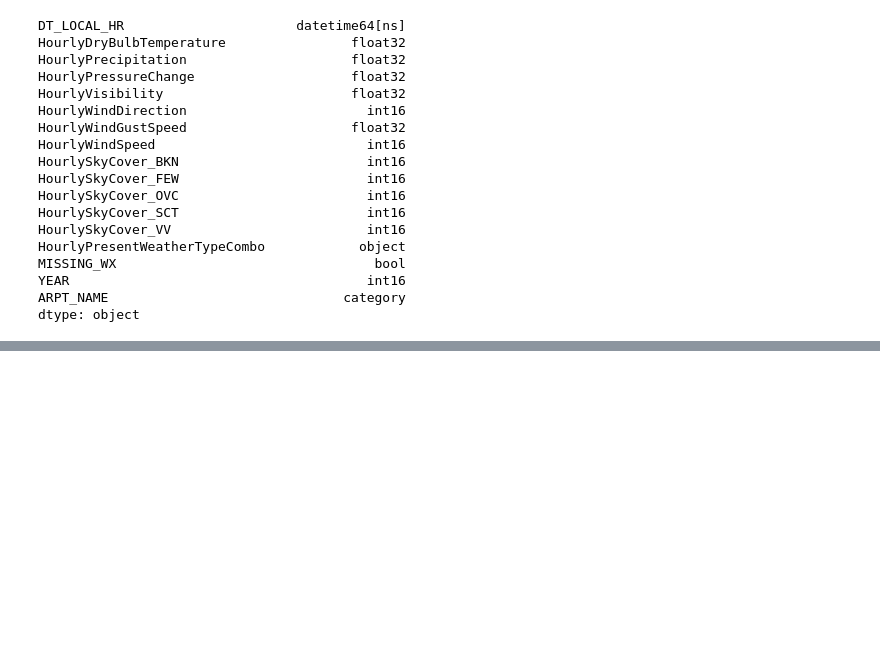
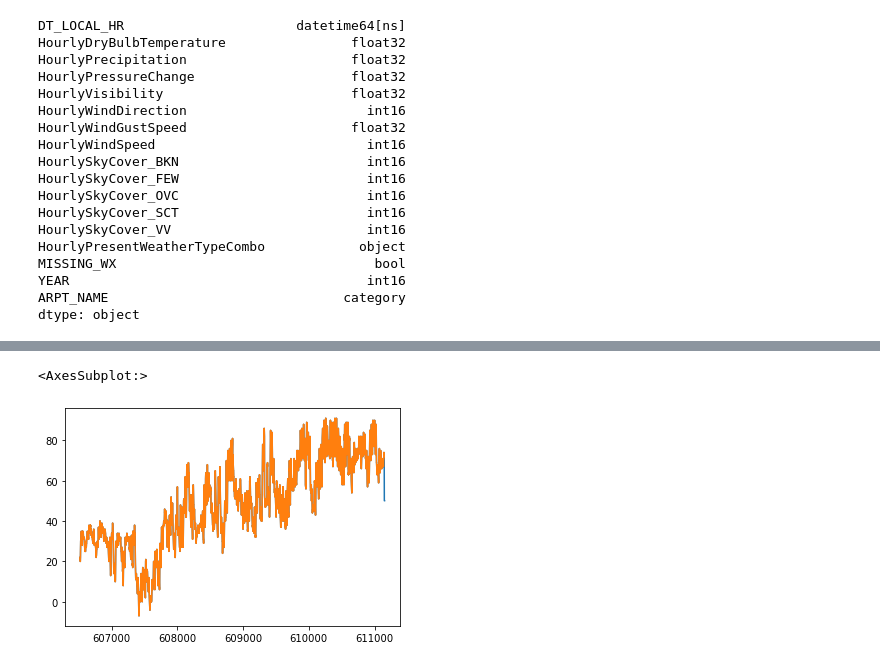
Before and after one commit to btong04/flight-delay-causes, a Jupyter notebook: 0.1-etl_parse_weather_data.ipynb, the cells around one changed output, grey strips where cells are left out. Cells and saved outputs as stored; diff of their text form; code cells hidden in the pictures; blank space fills up the shorter version.

```diff
--- a/0.1-etl_parse_weather_data.ipynb
+++ b/0.1-etl_parse_weather_data.ipynb
@@ -594,0 +603,15 @@ dtype: int64
+# %%
+# Plot temperature profile at single airport to confirm best effort interpolation is completed:
+sel_arpt = 'ORD_IL'
+sgl_arpt_inspect = wx_read_proc[wx_read_proc['ARPT_NAME']==sel_arpt].compute()
+sgl_arpt_inspect['HourlyDryBulbTemperature'].plot()
+sgl_arpt_inspect[sgl_arpt_inspect['MISSING_WX']==False]['HourlyDryBulbTemperature'].plot()
+
+# YUM became NYL in 2008. Need to create consistent weather station to "airport" mapping.
+# Check if NYL used in flight data? Maybe airport move coincide w/ station CALL update.
+
+# TODO: For continuous attributes, should use seasonality model to fill in missing data, including extrapolation.
+# Difficult to fill in sporadic fields like sky condition. Should seek out nearby weather data for prioritized substitution.
+# %% [output]
+<AxesSubplot:>
+[figure, new version]
```
Also changed, not shown: parts of 11 cells of this notebook, 3 other files.
